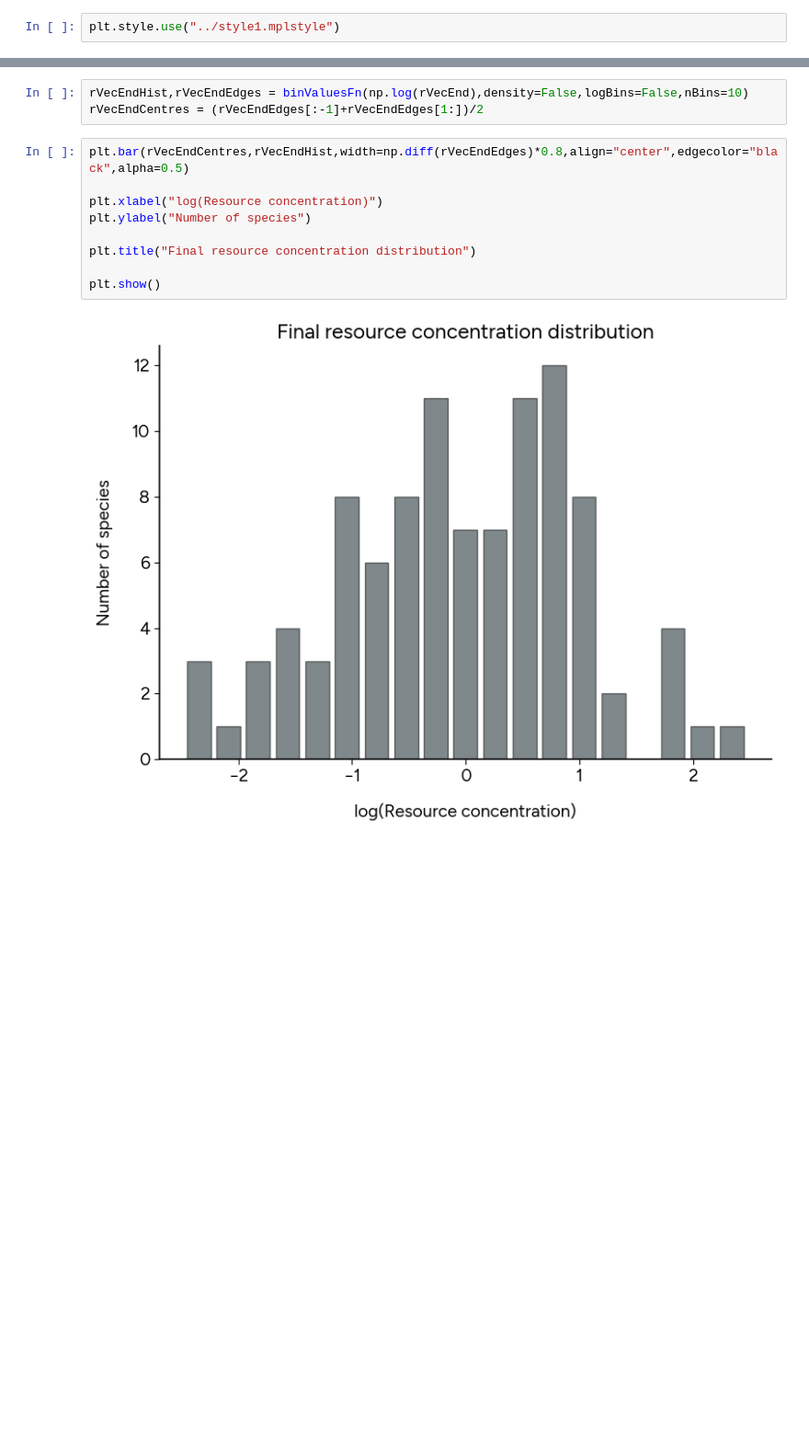
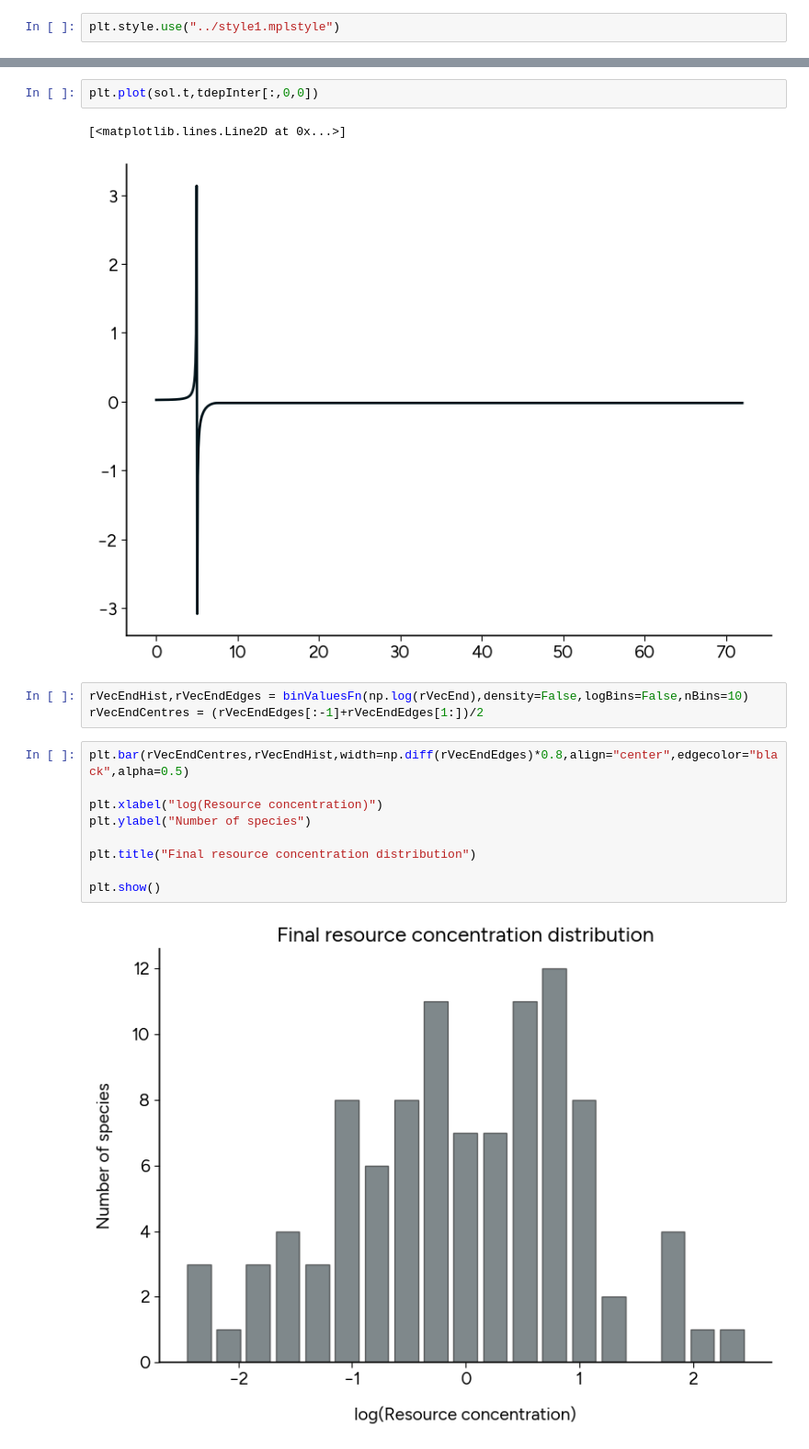
Before and after one commit to prajwalp/OE-dilutions, a Jupyter notebook: crossfeeding_dist.ipynb, the cells around one changed output, grey strips where cells are left out. Shown: that part at 92% size. Saved outputs shown, nothing was run; the diff lists cells and outputs as text; blank space fills up the shorter version.

```diff
--- a/crossfeeding_dist.ipynb
+++ b/crossfeeding_dist.ipynb
@@ -212,3 +184,8 @@ plt.show()
+# %%
+plt.plot(sol.t,tdepInter[:,0,0])
+# %% [output]
+[<matplotlib.lines.Line2D at 0x...>]
+[figure, added]
 # %%
 rVecEndHist,rVecEndEdges = binValuesFn(np.log(rVecEnd),density=False,logBins=False,nBins=10)
 rVecEndCentres = (rVecEndEdges[:-1]+rVecEndEdges[1:])/2
```
Also changed, not shown: parts of 25 cells of this notebook, 4 other files.
